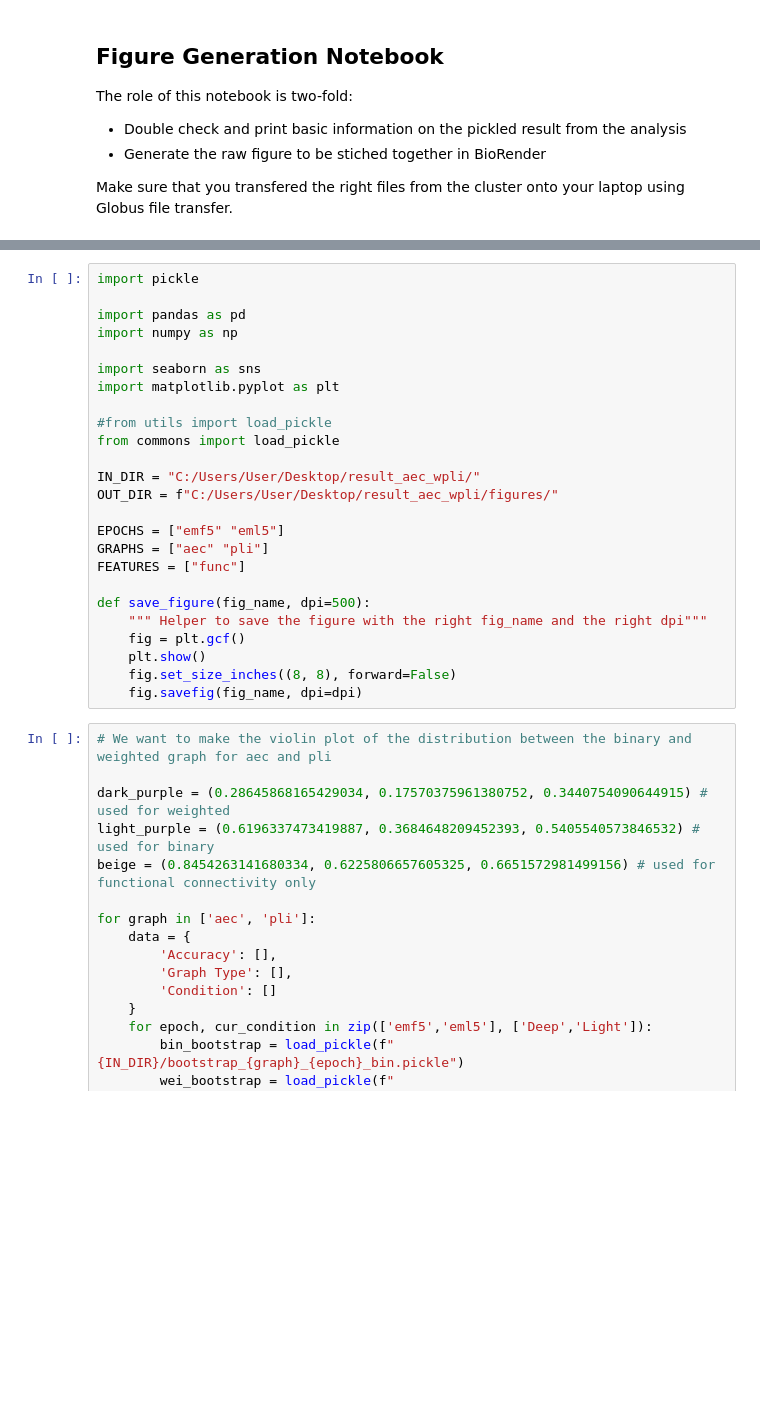
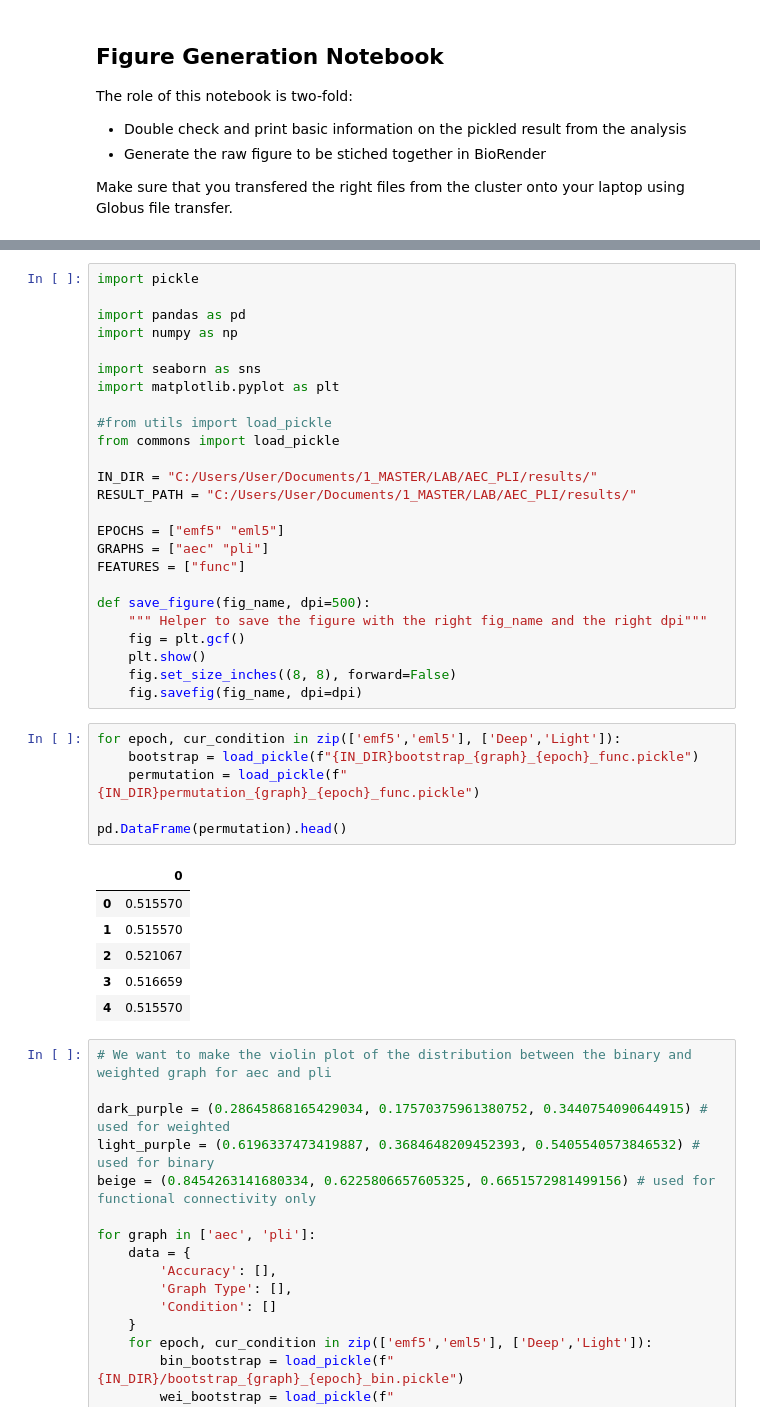
Before and after one commit to BIAPT/AEC-wPLI-comparison, a Jupyter notebook: milestones/4_HBM_submission_round_2/step_5_generate_figures/generate_visualization.ipynb, the cells around one changed output, grey strips where cells are left out. Drawn from its saved outputs; the diff is of its cells as text; blank space fills up the shorter version.

```diff
--- a/milestones/4_HBM_submission_round_2/step_4_generate_figures/generate_visualization.ipynb
+++ b/milestones/4_HBM_submission_round_2/step_5_generate_figures/generate_visualization.ipynb
@@ -84,8 +83,8 @@ import matplotlib.pyplot as plt
 #from utils import load_pickle
 from commons import load_pickle
 
-IN_DIR = "C:/Users/User/Desktop/result_aec_wpli/"
-OUT_DIR = f"C:/Users/User/Desktop/result_aec_wpli/figures/"
+IN_DIR = "C:/Users/User/Documents/1_MASTER/LAB/AEC_PLI/results/"
+RESULT_PATH = "C:/Users/User/Documents/1_MASTER/LAB/AEC_PLI/results/"
 
 EPOCHS = ["emf5" "eml5"]
 GRAPHS = ["aec" "pli"]
@@ -97,6 +96,19 @@ def save_figure(fig_name, dpi=500):
     plt.show()
     fig.set_size_inches((8, 8), forward=False)
     fig.savefig(fig_name, dpi=dpi)
+# %%
+for epoch, cur_condition in zip(['emf5','eml5'], ['Deep','Light']):
+    bootstrap = load_pickle(f"{IN_DIR}bootstrap_{graph}_{epoch}_func.pickle")
+    permutation = load_pickle(f"{IN_DIR}permutation_{graph}_{epoch}_func.pickle")
+
+pd.DataFrame(permutation).head()
+# %% [output]
+|  | 0 |
+| 0 | 0.515570 |
+| 1 | 0.515570 |
+| 2 | 0.521067 |
+| 3 | 0.516659 |
+| 4 | 0.515570 |
 # %%
 # We want to make the violin plot of the distribution between the binary and weighted graph for aec and pli
 
```
Also changed, not shown: parts of 3 cells of this notebook, 17 other files.
